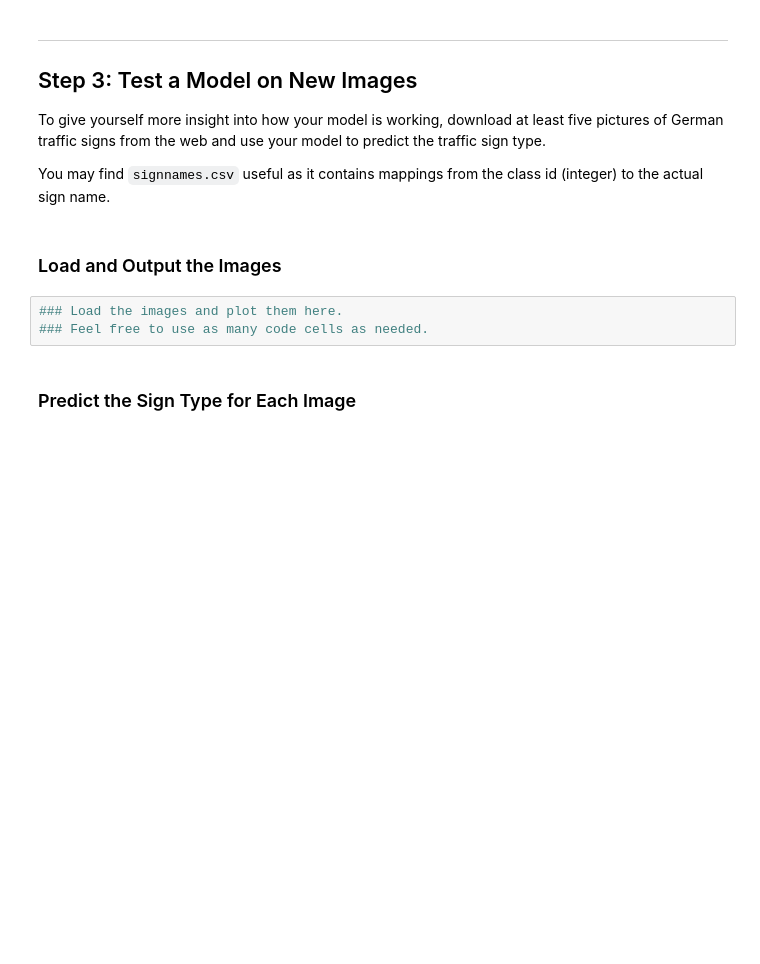
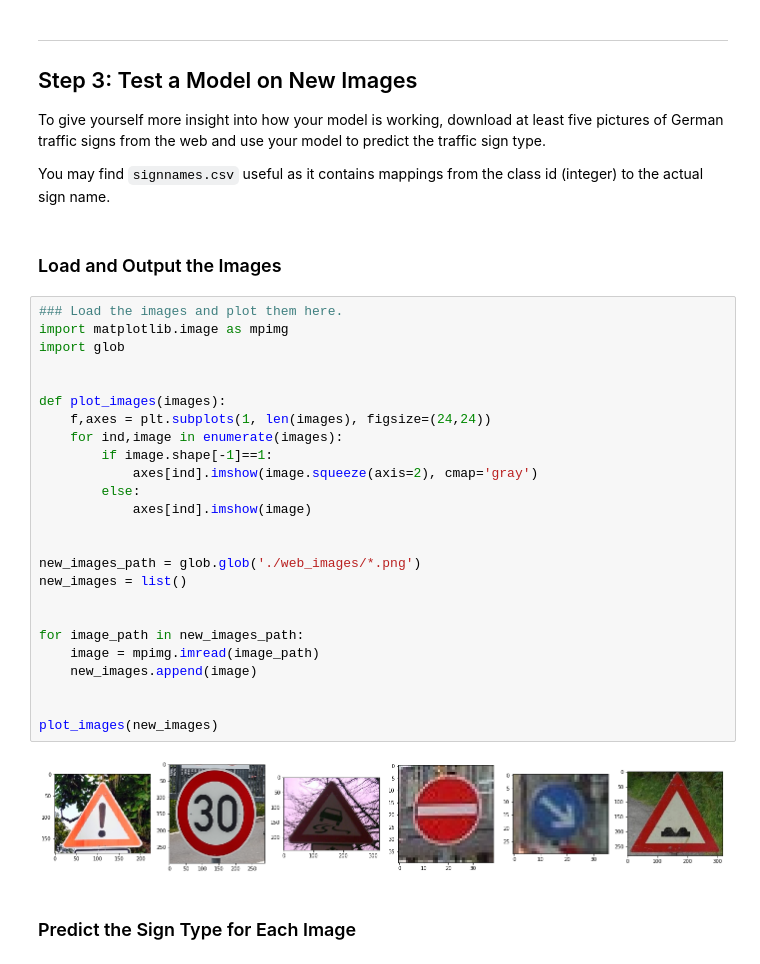
Before and after one commit to danyz91/CarND-Traffic-Sign-Classifier-Project, a Jupyter notebook: Traffic_Sign_Classifier.ipynb, the cells around one changed output. Saved outputs shown, nothing was run; the diff lists cells and outputs as text; blank space fills up the shorter version.

```diff
--- a/Traffic_Sign_Classifier.ipynb
+++ b/Traffic_Sign_Classifier.ipynb
@@ -331,9 +864,33 @@ To give yourself more insight into how your model is working, download at least
 You may find `signnames.csv` useful as it contains mappings from the class id (integer) to the actual sign name.
 # %% [markdown]
 ### Load and Output the Images
-# %%
-### Load the images and plot them here.
-### Feel free to use as many code cells as needed.
+# %%
+### Load the images and plot them here.
+import matplotlib.image as mpimg
+import glob
+
+
+def plot_images(images):
+    f,axes = plt.subplots(1, len(images), figsize=(24,24))
+    for ind,image in enumerate(images):
+        if image.shape[-1]==1:
+            axes[ind].imshow(image.squeeze(axis=2), cmap='gray')
+        else:
+            axes[ind].imshow(image)
+
+
+new_images_path = glob.glob('./web_images/*.png')
+new_images = list()
+
+
+for image_path in new_images_path:
+    image = mpimg.imread(image_path)
+    new_images.append(image)
+
+
+plot_images(new_images)
+# %% [output]
+[figure, added]
 # %% [markdown]
 ### Predict the Sign Type for Each Image
 # %%
```
Also changed, not shown: parts of 41 cells of this notebook, 11 other files.
